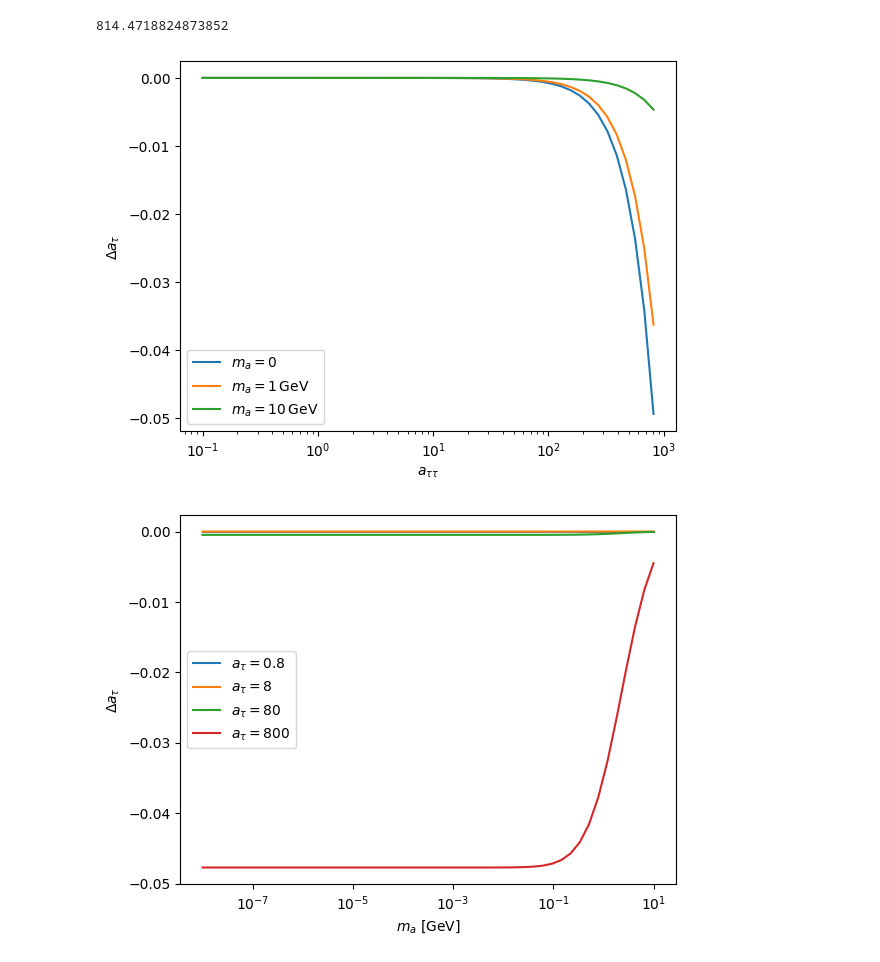
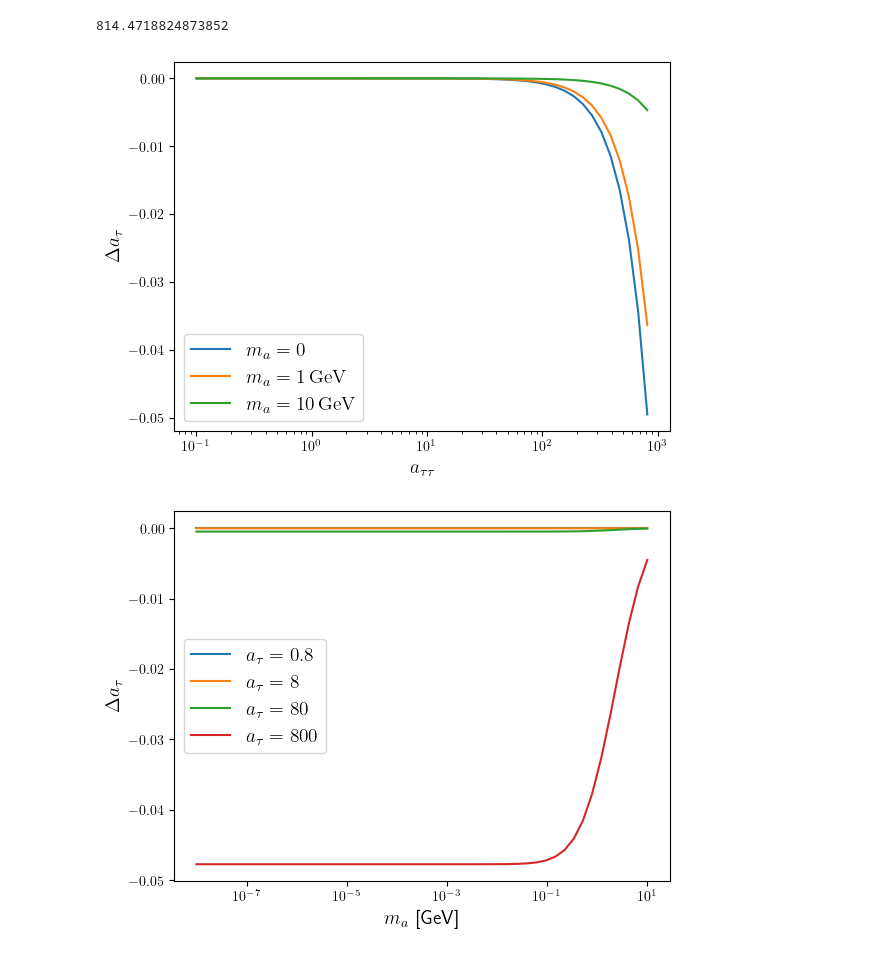
Before and after one commit to Jorge-Alda/Padova2023, a Jupyter notebook: g2tau_ALP.ipynb, the cells around one changed output. Cells and saved outputs as stored; diff of their text form; code cells hidden in the pictures.

Commit message:
Nicer plots

```diff
--- a/g2tau_ALP.ipynb
+++ b/g2tau_ALP.ipynb
@@ -6,6 +6,11 @@
 import numpy as np
 import matplotlib.pyplot as plt
 from scipy.integrate import quad
+
+plt.rcParams.update({
+    "text.usetex": True,
+    #"font.family": "Helvetica"
+})
 # %%
 fa = 1000
 mtau = 1.77686
@@ -55,12 +60,12 @@ y_m10GeV = [Delta_atau(atau, 10) for atau in x_atau]
 plt.semilogx(x_atau, y_m0, label = r"$m_a = 0$")
 plt.semilogx(x_atau, y_m1GeV, label = r"$m_a = 1\,\mathrm{GeV}$")
 plt.semilogx(x_atau, y_m10GeV, label = r"$m_a = 10\,\mathrm{GeV}$")
-plt.xlabel(r"$a_{\tau\tau}$")
-plt.ylabel(r"$\Delta a_\tau$")
-plt.legend()
+plt.xlabel(r"$a_{\tau\tau}$", fontsize=14)
+plt.ylabel(r"$\Delta a_\tau$", fontsize=14)
+plt.legend(fontsize=14)
 plt.show()
 # %% [output]
-[figure, old version]
+[figure, new version]
 # %%
 x_ma = np.power(10, np.linspace(-8, 1, 50))
 # %%
@@ -71,11 +76,11 @@ y_a1000 = [Delta_atau(800, ma) for ma in x_ma]
 # %%
 plt.semilogx(x_ma, y_a1, label=r"$a_\tau = 0.8$")
 plt.semilogx(x_ma, y_a10, label=r"$a_\tau = 8$")
 plt.semilogx(x_ma, y_a100, label=r"$a_\tau = 80$")
 plt.semilogx(x_ma, y_a1000, label=r"$a_\tau = 800$")
-plt.xlabel(r"$m_a$ [GeV]")
-plt.ylabel(r"$\Delta a_\tau$")
-plt.legend()
+plt.xlabel(r"$m_a$ [GeV]", fontsize=14)
+plt.ylabel(r"$\Delta a_\tau$", fontsize=14)
+plt.legend(fontsize=14)
 plt.show()
 # %% [output]
-[figure, old version]
+[figure, new version]
```
Also changed, not shown: 1 other file.
